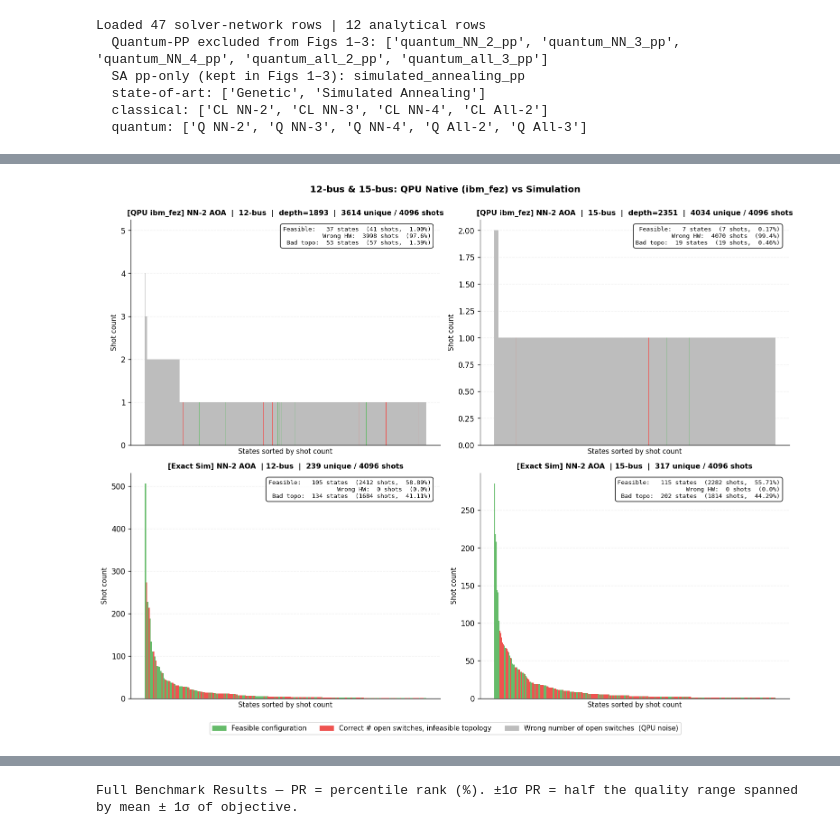
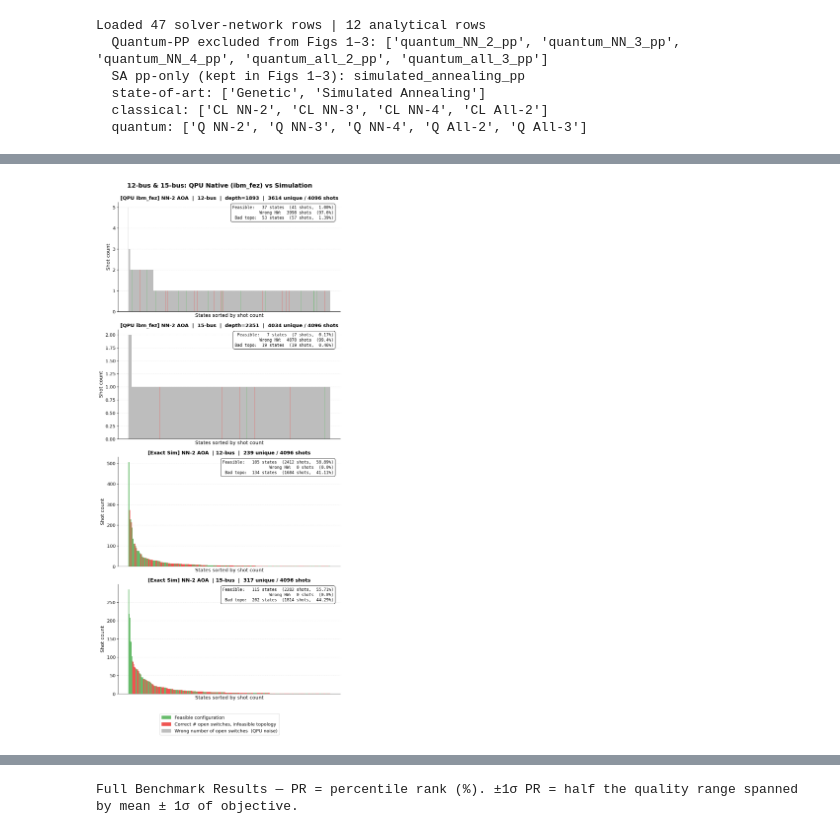
Before and after one commit to baptistechev/Quantum-DNR-Benchmark, a Jupyter notebook: res_analysis.ipynb, the cells around one changed output, grey strips where cells are left out. Saved outputs shown, nothing was run; the diff lists cells and outputs as text; code cells hidden in the pictures.

```diff
--- a/res_analysis.ipynb
+++ b/res_analysis.ipynb
@@ -261,6 +261,13 @@ plt.rcParams.update({
     "axes.spines.top": False,
     "axes.spines.right": False,
     "figure.dpi": 120,
+    "font.size": 12,
+    "axes.titlesize": 14,
+    "axes.labelsize": 12,
+    "xtick.labelsize": 11,
+    "ytick.labelsize": 11,
+    "legend.fontsize": 11,
+    "legend.title_fontsize": 11,
 })
 
 # Display names (PP = post-processing)
@@ -486,4 +493,5 @@ plt.show()
 # %%
+
 # ─── Figure 3a: 9-bus — Simulation vs Noisy Simulation vs QPU ────────────────
 
 import json as _json, math
@@ -532,9 +540,9 @@ def _plot_distribution(ax, dist, dnr_net, palette, title):
     ax.bar(range(len(sorted_states)), counts,
            color=bar_colors, edgecolor="none", width=1.0, zorder=3)
 
-    ax.set_title(title, fontsize=9.5, fontweight="bold")
-    ax.set_xlabel("States sorted by shot count", fontsize=9)
-    ax.set_ylabel("Shot count", fontsize=9)
+    ax.set_title(title, fontsize=12, fontweight="bold")
+    ax.set_xlabel("States sorted by shot count", fontsize=12)
+    ax.set_ylabel("Shot count", fontsize=12)
     ax.set_xticks([])
     ax.grid(axis="y", alpha=0.2, ls="--", zorder=1)
 
@@ -546,7 +554,7 @@ def _plot_distribution(ax, dist, dnr_net, palette, title):
         f"({stats['shots_inf_hw']/total_shots:.1%})\n"
         f"Bad topo:  {stats['states_inf_topo']} states  ({stats['shots_inf_topo']} shots,  "
         f"{stats['shots_inf_topo']/total_shots:.2%})",
-        transform=ax.transAxes, fontsize=8, va="top", ha="right", family="monospace",
+        transform=ax.transAxes, fontsize=10, va="top", ha="right", family="monospace",
         bbox=dict(boxstyle="round,pad=0.4", facecolor="white", alpha=0.85),
     )
 
@@ -587,10 +595,10 @@ with open("results/qpu_runs.jsonl") as _f:
 _qpu_native_dist_9 = _qpu_native_9["aoa"]["final_sample_distribution"]
 _qpu_native_meta_9 = _qpu_native_9["optimizer_metadata"][0]
 
-fig, axes = plt.subplots(1, 3, figsize=(19, 5))
+fig, axes = plt.subplots(3, 1, figsize=(8.5, 13))
 fig.suptitle(
     "9-bus Network: Exact vs Noisy Simulation vs QPU (ibm_fez)\n",
-    fontsize=12, fontweight="bold",
+    fontsize=15, fontweight="bold",
 )
 
 _plot_distribution(
@@ -614,8 +622,8 @@ _leg_handles = [
     mpatches.Patch(color=COLOR_INF_TOPO, label="Correct # open switches, infeasible topology"),
     mpatches.Patch(color=COLOR_INF_HW,   label="Wrong number of open switches  (QPU noise)"),
 ]
-fig.legend(handles=_leg_handles, loc="lower center", fontsize=9,
-           frameon=True, ncol=3, bbox_to_anchor=(0.5, -0.06))
+fig.legend(handles=_leg_handles, loc="lower center", fontsize=11,
+           frameon=True, ncol=1, bbox_to_anchor=(0.5, -0.08))
 
 plt.tight_layout()
 plt.savefig("figures/fig_9bus_sim_noisy_qpu.pdf", bbox_inches="tight")
@@ -625,4 +633,5 @@ plt.show()
 # %%
+
 # ─── Figure 3b: 12-bus & 15-bus — QPU Native (top) vs Simulation (bottom) ────
 
 import json as _json
@@ -654,49 +663,49 @@ _qpu_15_nat = next(r for r in _qpu_native_all if r["network"] == "15_bus" and r[
 _qpu_15_nat_dist = _qpu_15_nat["aoa"]["final_sample_distribution"]
 _qpu_15_nat_meta = _qpu_15_nat["optimizer_metadata"][0]
 
-fig, axes = plt.subplots(2, 2, figsize=(13, 10))
+fig, axes = plt.subplots(4, 1, figsize=(8.5, 18))
 fig.suptitle(
     "12-bus & 15-bus: QPU Native (ibm_fez) vs Simulation\n",
-    fontsize=12, fontweight="bold",
+    fontsize=15, fontweight="bold",
 )
 
-# Row 0: QPU native
+# QPU native
 _plot_distribution(
-    axes[0, 0], _qpu_12_nat_dist, _dnr_12, PALETTE,
+    axes[0], _qpu_12_nat_dist, _dnr_12, PALETTE,
     f"[QPU ibm_fez] NN-2 AOA  |  12-bus  |  depth={_qpu_12_nat_meta['circuit_depth']}  |  "
     f"{len(_qpu_12_nat_dist)} unique / {sum(_qpu_12_nat_dist.values())} shots",
 )
 _plot_distribution(
-    axes[0, 1], _qpu_15_nat_dist, _dnr_15, PALETTE,
+    axes[1], _qpu_15_nat_dist, _dnr_15, PALETTE,
     f"[QPU ibm_fez] NN-2 AOA  |  15-bus  |  depth={_qpu_15_nat_meta['circuit_depth']}  |  "
     f"{len(_qpu_15_nat_dist)} unique / {sum(_qpu_15_nat_dist.values())} shots",
 )
 
-# Row 1: Simulation
+# Simulation
 _plot_distribution(
-    axes[1, 0], _sim_dist_12, _dnr_12, PALETTE,
+    axes[2], _sim_dist_12, _dnr_12, PALETTE,
     f"[Exact Sim] NN-2 AOA  | 12-bus  |  "
     f"{len(_sim_dist_12)} unique / {sum(_sim_dist_12.values())} shots",
 )
 _plot_distribution(
-    axes[1, 1], _sim_dist_15, _dnr_15, PALETTE,
+    axes[3], _sim_dist_15, _dnr_15, PALETTE,
     f"[Exact Sim] NN-2 AOA  | 15-bus  |  "
     f"{len(_sim_dist_15)} unique / {sum(_sim_dist_15.values())} shots",
 )
 
 _leg_handles = [
     mpatches.Patch(color=COLOR_FEASIBLE, label="Feasible configuration"),
     mpatches.Patch(color=COLOR_INF_TOPO, label="Correct # open switches, infeasible topology"),
     mpatches.Patch(color=COLOR_INF_HW,   label="Wrong number of open switches  (QPU noise)"),
 ]
-fig.legend(handles=_leg_handles, loc="lower center", fontsize=9,
-           frameon=True, ncol=3, bbox_to_anchor=(0.5, -0.04))
+fig.legend(handles=_leg_handles, loc="lower center", fontsize=11,
+           frameon=True, ncol=1, bbox_to_anchor=(0.5, -0.06))
 
 plt.tight_layout()
 plt.savefig("figures/fig_12_15bus_sim_vs_qpu.pdf", bbox_inches="tight")
 plt.show()
 # %% [output]
-[figure, old version]
+[figure, new version]
 # %%
 
 # ─── Figure 4: Impact of Post-Processing (+PP) ────────────────────────────────
```
Also changed, not shown: parts of 5 cells of this notebook, 8 other files.
